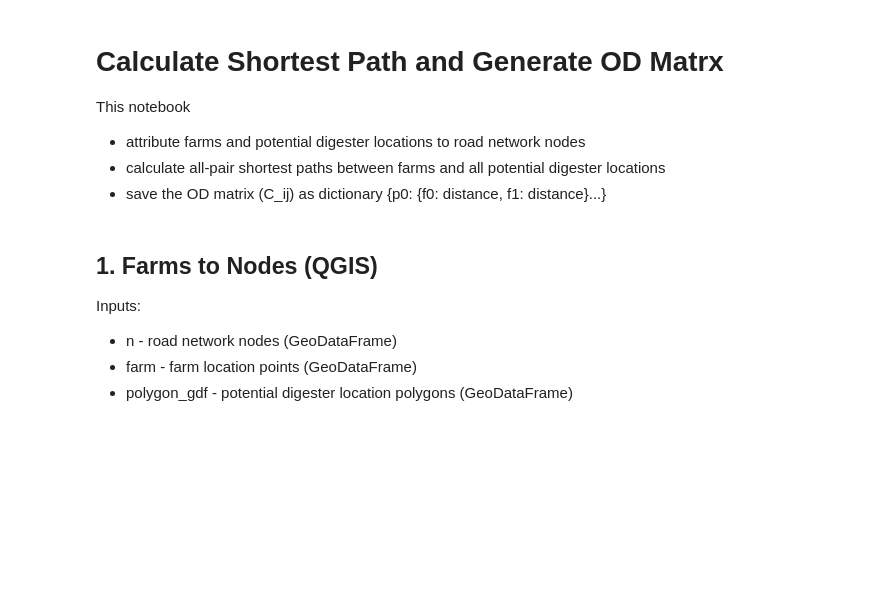
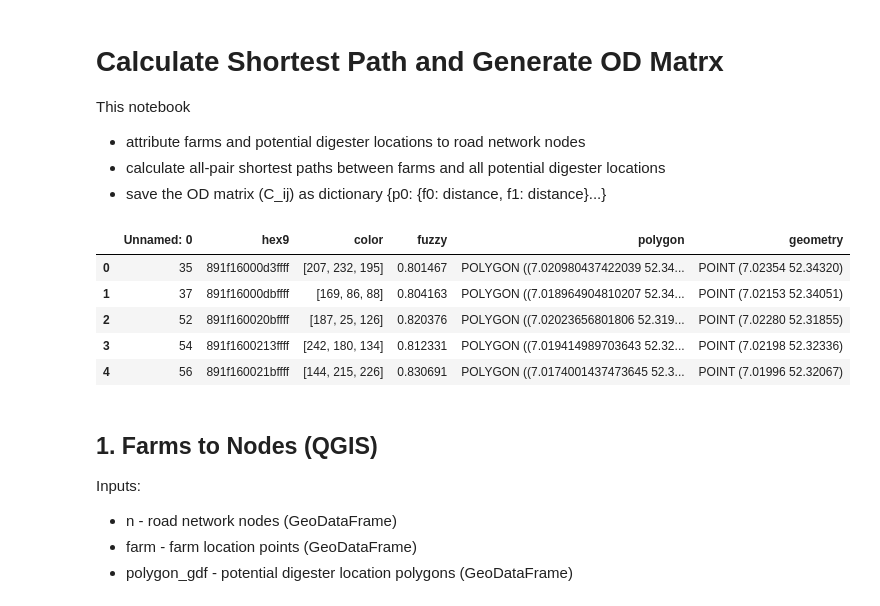
Before and after one commit to springonions-87/bioze_digital_mapping_tool, a Jupyter notebook: calculate_od_matrx.ipynb, the cells around one changed output. Cells and saved outputs as stored; diff of their text form; code cells hidden in the pictures; blank space fills up the shorter version.

```diff
--- a/calculate_od_matrx.ipynb
+++ b/calculate_od_matrx.ipynb
@@ -44,6 +44,15 @@ loi_gdf = gpd.GeoDataFrame(loi, geometry='geometry', crs=4326)
 # loi_gdf['center_point'] = loi['center_coords']
 # %%
 main_crs ='EPSG:4326'
+# %%
+loi_gdf.head()
+# %% [output]
+|  | Unnamed: 0 | hex9 | color | fuzzy | polygon | geometry |
+| 0 | 35 | 891f16000d3ffff | [207, 232, 195] | 0.801467 | POLYGON ((7.020980437422039 52.34... | POINT (7.02354 52.34320) |
+| 1 | 37 | 891f16000dbffff | [169, 86, 88] | 0.804163 | POLYGON ((7.018964904810207 52.34... | POINT (7.02153 52.34051) |
+| 2 | 52 | 891f160020bffff | [187, 25, 126] | 0.820376 | POLYGON ((7.02023656801806 52.319... | POINT (7.02280 52.31855) |
+| 3 | 54 | 891f1600213ffff | [242, 180, 134] | 0.812331 | POLYGON ((7.019414989703643 52.32... | POINT (7.02198 52.32336) |
+| 4 | 56 | 891f160021bffff | [144, 215, 226] | 0.830691 | POLYGON ((7.0174001437473645 52.3... | POINT (7.01996 52.32067) |
 # %% [markdown]
 ## 1. Farms to Nodes (QGIS)
 Inputs:
```
Also changed, not shown: 4 other files.
